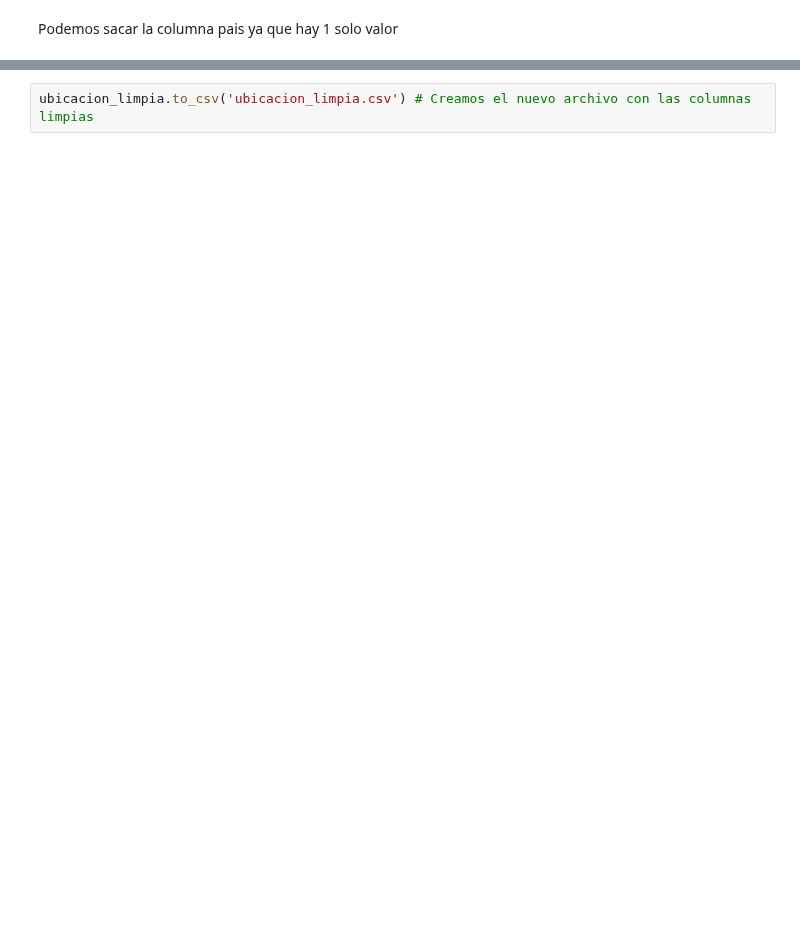
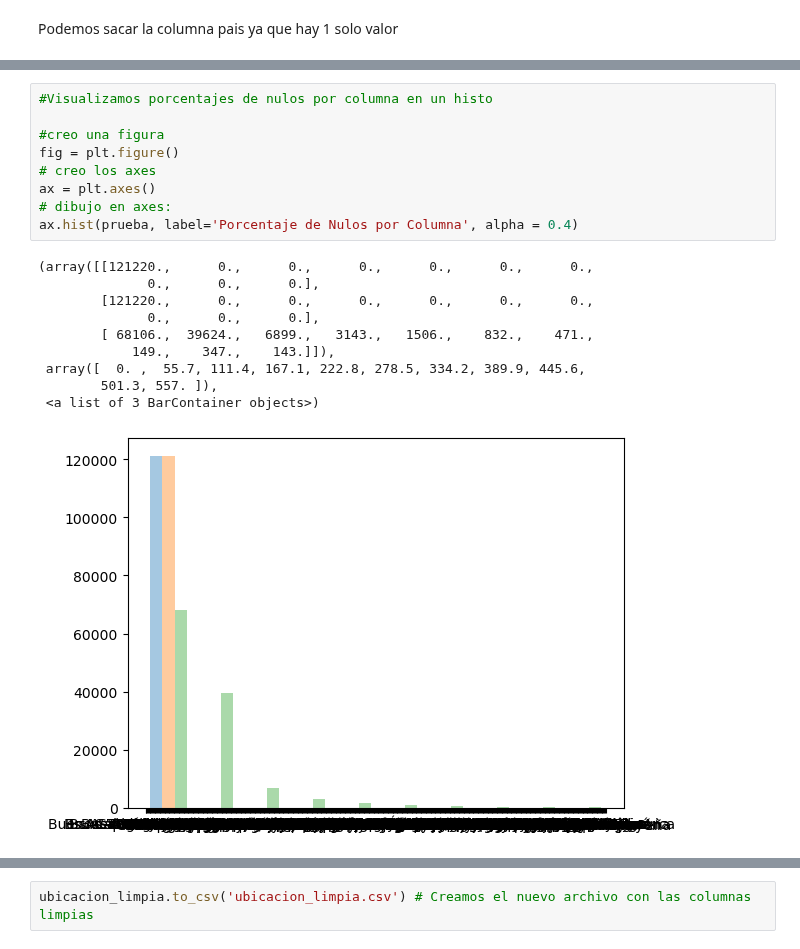
Before and after one commit to Facundo-Peloso/DH-TP-1---Grupo-10, a Jupyter notebook: Rodrigo-Borrador.ipynb, the cells around one changed output, grey strips where cells are left out. Drawn from its saved outputs; the diff is of its cells as text; blank space fills up the shorter version.

```diff
--- a/Rodrigo-Borrador.ipynb
+++ b/Rodrigo-Borrador.ipynb
@@ -152,3 +182,23 @@ print(n)
+# %%
+#Visualizamos porcentajes de nulos por columna en un histo
+
+#creo una figura
+fig = plt.figure()
+# creo los axes
+ax = plt.axes()
+# dibujo en axes:
+ax.hist(prueba, label='Porcentaje de Nulos por Columna', alpha = 0.4)
+# %% [output]
+(array([[121220.,      0.,      0.,      0.,      0.,      0.,      0.,
+              0.,      0.,      0.],
+        [121220.,      0.,      0.,      0.,      0.,      0.,      0.,
+              0.,      0.,      0.],
+        [ 68106.,  39624.,   6899.,   3143.,   1506.,    832.,    471.,
+            149.,    347.,    143.]]),
+ array([  0. ,  55.7, 111.4, 167.1, 222.8, 278.5, 334.2, 389.9, 445.6,
+        501.3, 557. ]),
+ <a list of 3 BarContainer objects>)
+[figure, added]
 # %%
 n = len(pd.unique(ubicacion_limpia['barrio'])) # Contar cuantos barrios hay en el dataset
 
```
Also changed, not shown: parts of 7 cells of this notebook.
